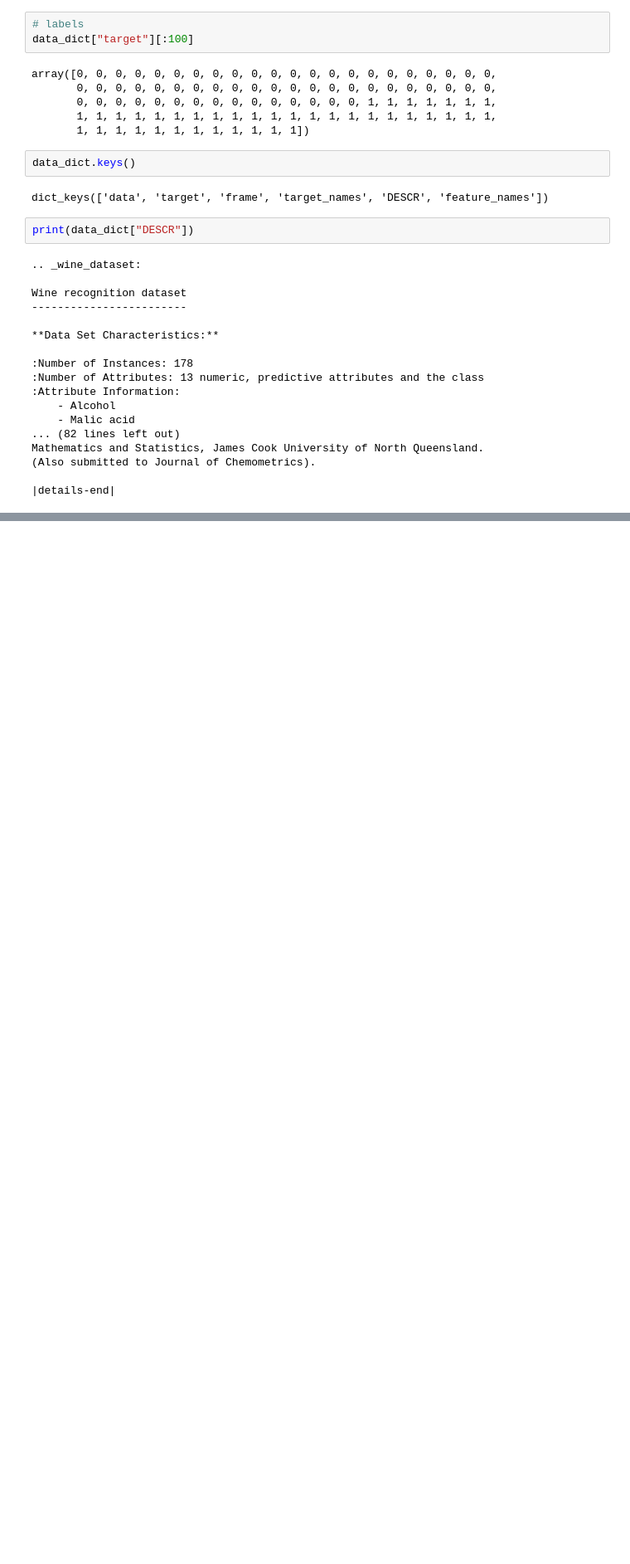
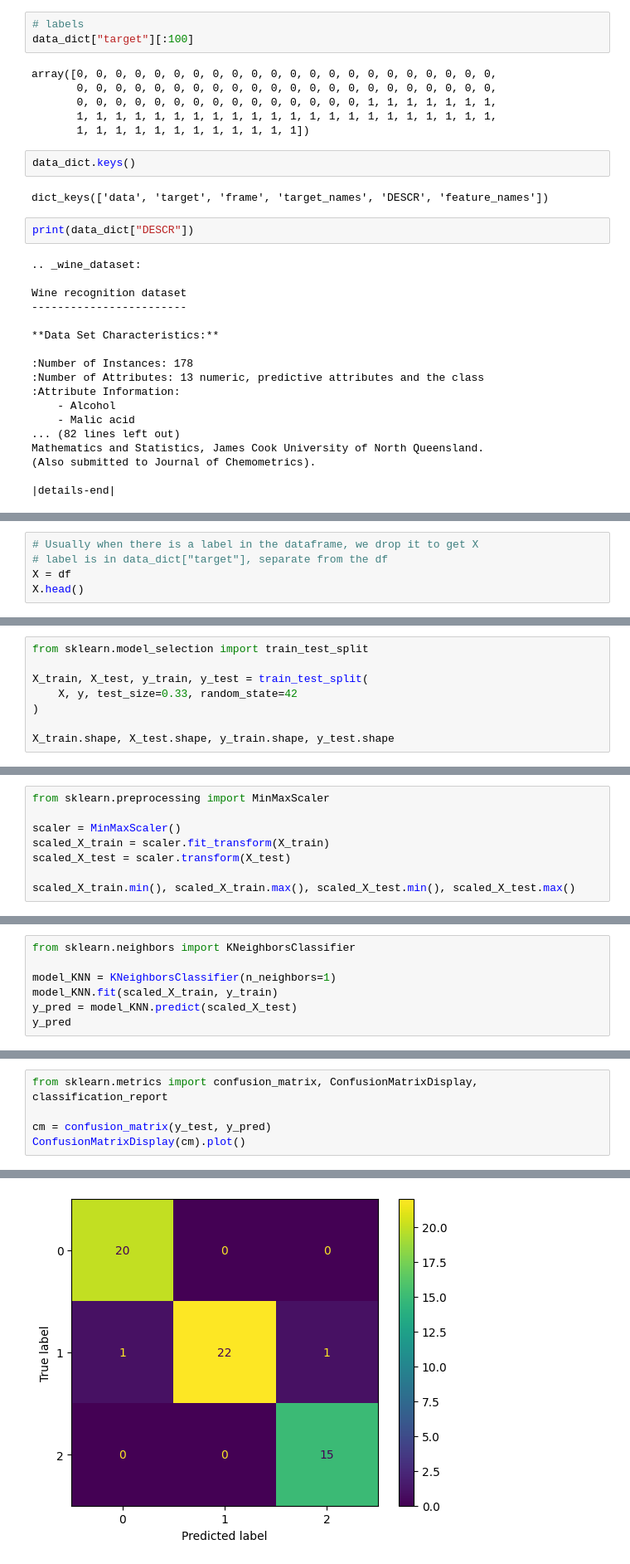
Before and after one commit to LordOfTurtles/AI-Erik-Johansson-OPA23, a Jupyter notebook: code_alongs/Lec05_knn.ipynb, the cells around one changed output, grey strips where cells are left out. Shown: that part at 83% size. Cells and saved outputs as stored; diff of their text form; blank space fills up the shorter version.

Commit message:
code alongs knn mnist test

```diff
--- a/code_alongs/Lec05_knn.ipynb
+++ b/code_alongs/Lec05_knn.ipynb
@@ -55,0 +101,5 @@ Mathematics and Statistics, James Cook University of North Queensland.
+# %%
+# Usually when there is a label in the dataframe, we drop it to get X
+# label is in data_dict["target"], separate from the df
+X = df
+X.head()
@@ -55,0 +115,8 @@ Mathematics and Statistics, James Cook University of North Queensland.
+# %%
+from sklearn.model_selection import train_test_split
+
+X_train, X_test, y_train, y_test = train_test_split(
+    X, y, test_size=0.33, random_state=42
+)
+
+X_train.shape, X_test.shape, y_train.shape, y_test.shape
@@ -55,0 +127,8 @@ Mathematics and Statistics, James Cook University of North Queensland.
+# %%
+from sklearn.preprocessing import MinMaxScaler
+
+scaler = MinMaxScaler()
+scaled_X_train = scaler.fit_transform(X_train)
+scaled_X_test = scaler.transform(X_test)
+
+scaled_X_train.min(), scaled_X_train.max(), scaled_X_test.min(), scaled_X_test.max()
@@ -55,0 +139,7 @@ Mathematics and Statistics, James Cook University of North Queensland.
+# %%
+from sklearn.neighbors import KNeighborsClassifier
+
+model_KNN = KNeighborsClassifier(n_neighbors=1)
+model_KNN.fit(scaled_X_train, y_train)
+y_pred = model_KNN.predict(scaled_X_test)
+y_pred
@@ -55,0 +158,6 @@ Mathematics and Statistics, James Cook University of North Queensland.
+# %%
+from sklearn.metrics import confusion_matrix, ConfusionMatrixDisplay, classification_report
+
+cm = confusion_matrix(y_test, y_pred)
+ConfusionMatrixDisplay(cm).plot()
+# %% [output]
@@ -55,0 +165 @@ Mathematics and Statistics, James Cook University of North Queensland.
+[figure, added]
```
Also changed, not shown: parts of 16 cells of this notebook, 1 other file.
